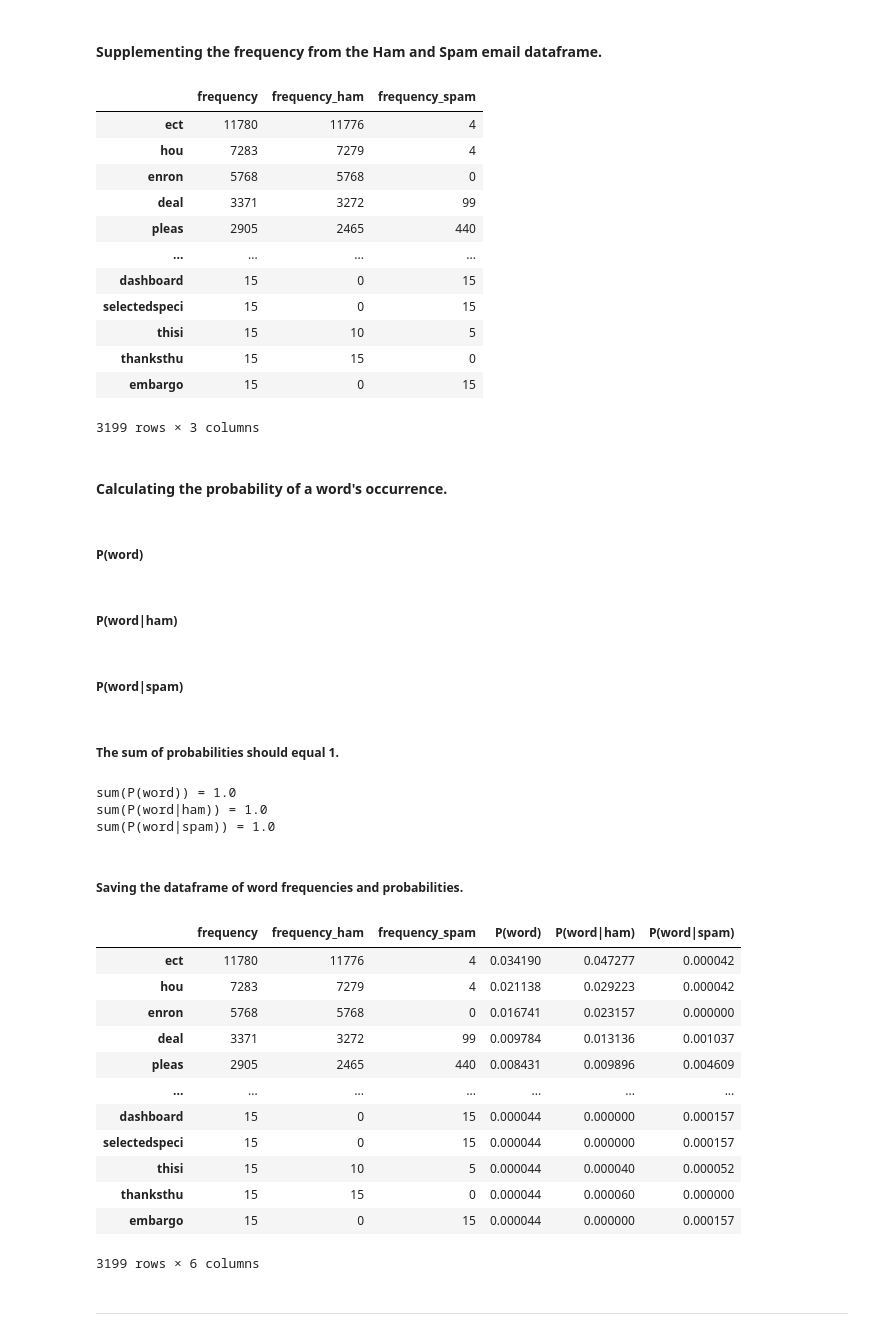
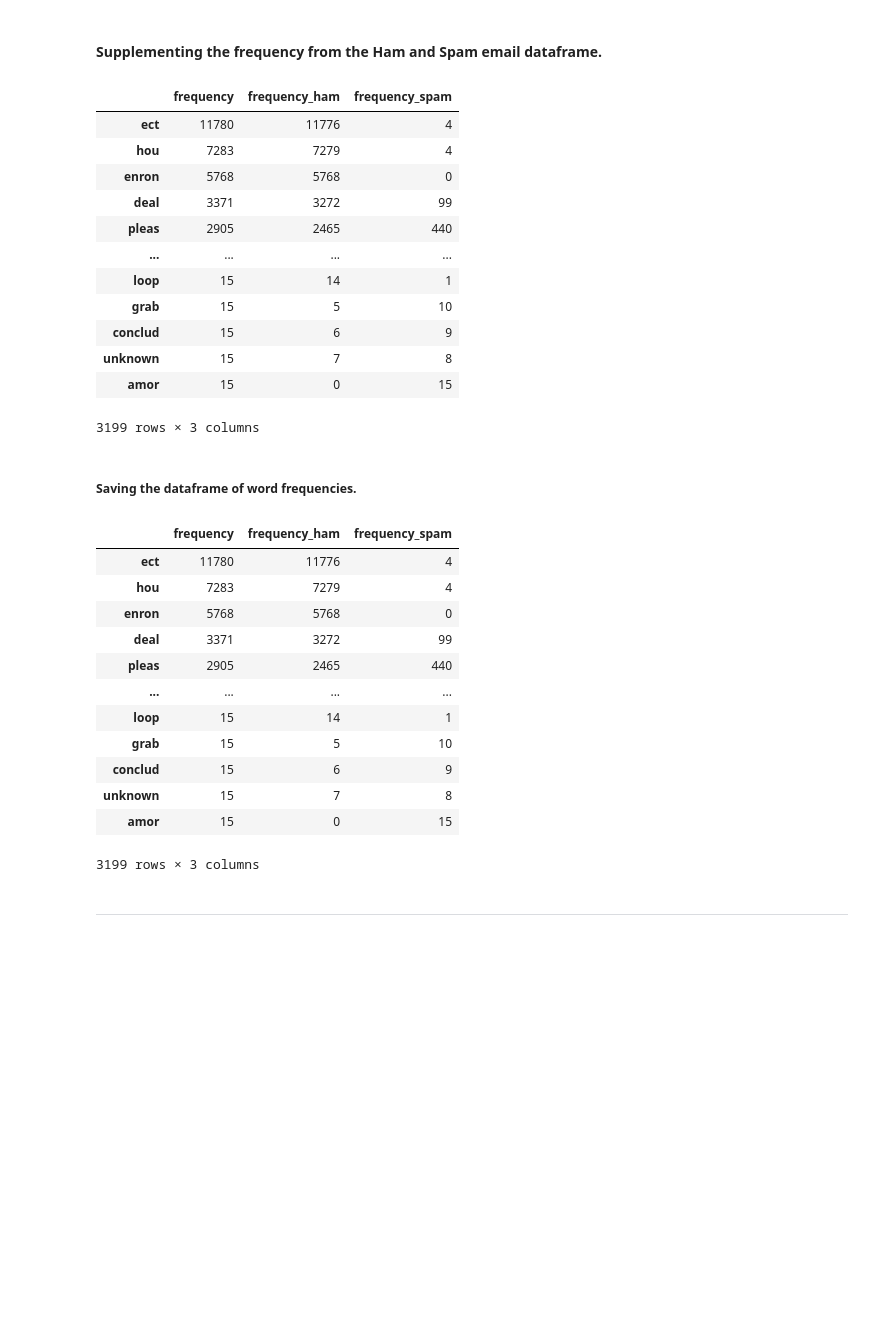
Before and after one commit to rezabungel/Spam-detection-using-MultinomialNB, a Jupyter notebook: code/dataset_preparation_and_analysis.ipynb, the cells around one changed output. Cells and saved outputs as stored; diff of their text form; code cells hidden in the pictures; blank space fills up the shorter version.

```diff
--- a/code/dataset_preparation_and_analysis.ipynb
+++ b/code/dataset_preparation_and_analysis.ipynb
@@ -13,7 +13,7 @@ from nltk.stem.porter import PorterStemmer # We have various stemmers; let's uti
 # %% [markdown]
 ### Loading "spam_ham_dataset".
 # %%
-df = pd.read_csv('../dataset/spam_ham_dataset.csv')
+df = pd.read_csv('../dataset/original_data/spam_ham_dataset.csv')
 df
 # %% [output]
 |  | Unnamed: 0 | label | text | label_num |
@@ -538,54 +550,30 @@ frequency_words_subject_text
 | deal | 3371 | 3272 | 99 |
 | pleas | 2905 | 2465 | 440 |
 | ... | ... | ... | ... |
-| dashboard | 15 | 0 | 15 |
-| selectedspeci | 15 | 0 | 15 |
-| thisi | 15 | 10 | 5 |
-| thanksthu | 15 | 15 | 0 |
-| embargo | 15 | 0 | 15 |
+| loop | 15 | 14 | 1 |
+| grab | 15 | 5 | 10 |
+| conclud | 15 | 6 | 9 |
+| unknown | 15 | 7 | 8 |
+| amor | 15 | 0 | 15 |
 3199 rows × 3 columns
 # %% [markdown]
-#### Calculating the probability of a word's occurrence.
+##### Saving the dataframe of word frequencies.
-# %% [markdown]
-##### P(word)
-# %%
-frequency_words_subject_text['P(word)'] = frequency_words_subject_text.frequency / frequency_words_subject_text.frequency.sum()
-# %% [markdown]
-##### P(word|ham)
-# %%
-frequency_words_subject_text['P(word|ham)'] = frequency_words_subject_text.frequency_ham / frequency_words_subject_text.frequency_ham.sum()
-# %% [markdown]
-##### P(word|spam)
-# %%
-frequency_words_subject_text['P(word|spam)'] = frequency_words_subject_text.frequency_spam / frequency_words_subject_text.frequency_spam.sum()
-# %% [markdown]
-##### The sum of probabilities should equal 1.
-# %%
-print(f"sum(P(word)) = {round(frequency_words_subject_text['P(word)'].sum(), 2)}")
-print(f"sum(P(word|ham)) = {round(frequency_words_subject_text['P(word|ham)'].sum(), 2)}")
-print(f"sum(P(word|spam)) = {round(frequency_words_subject_text['P(word|spam)'].sum(), 2)}")
-# %% [output]
-sum(P(word)) = 1.0
-sum(P(word|ham)) = 1.0
-sum(P(word|spam)) = 1.0
-# %% [markdown]
-##### Saving the dataframe of word frequencies and probabilities.
 # %%
-frequency_words_subject_text.to_csv('../dataset/word_frequencies_and_probabilities.csv')
+frequency_words_subject_text.to_csv('../dataset/model_data/word_frequencies.csv')
 frequency_words_subject_text
 # %% [output]
-|  | frequency | frequency_ham | frequency_spam | P(word) | P(word|ham) | P(word|spam) |
-| ect | 11780 | 11776 | 4 | 0.034190 | 0.047277 | 0.000042 |
-| hou | 7283 | 7279 | 4 | 0.021138 | 0.029223 | 0.000042 |
-| enron | 5768 | 5768 | 0 | 0.016741 | 0.023157 | 0.000000 |
-| deal | 3371 | 3272 | 99 | 0.009784 | 0.013136 | 0.001037 |
-| pleas | 2905 | 2465 | 440 | 0.008431 | 0.009896 | 0.004609 |
-| ... | ... | ... | ... | ... | ... | ... |
-| dashboard | 15 | 0 | 15 | 0.000044 | 0.000000 | 0.000157 |
-| selectedspeci | 15 | 0 | 15 | 0.000044 | 0.000000 | 0.000157 |
-| thisi | 15 | 10 | 5 | 0.000044 | 0.000040 | 0.000052 |
-| thanksthu | 15 | 15 | 0 | 0.000044 | 0.000060 | 0.000000 |
-| embargo | 15 | 0 | 15 | 0.000044 | 0.000000 | 0.000157 |
+|  | frequency | frequency_ham | frequency_spam |
+| ect | 11780 | 11776 | 4 |
+| hou | 7283 | 7279 | 4 |
+| enron | 5768 | 5768 | 0 |
+| deal | 3371 | 3272 | 99 |
+| pleas | 2905 | 2465 | 440 |
+| ... | ... | ... | ... |
+| loop | 15 | 14 | 1 |
+| grab | 15 | 5 | 10 |
+| conclud | 15 | 6 | 9 |
+| unknown | 15 | 7 | 8 |
+| amor | 15 | 0 | 15 |
-3199 rows × 6 columns
+3199 rows × 3 columns
 # %% [markdown]
 <hr>
```
Also changed, not shown: parts of 9 cells of this notebook, 7 other files.
